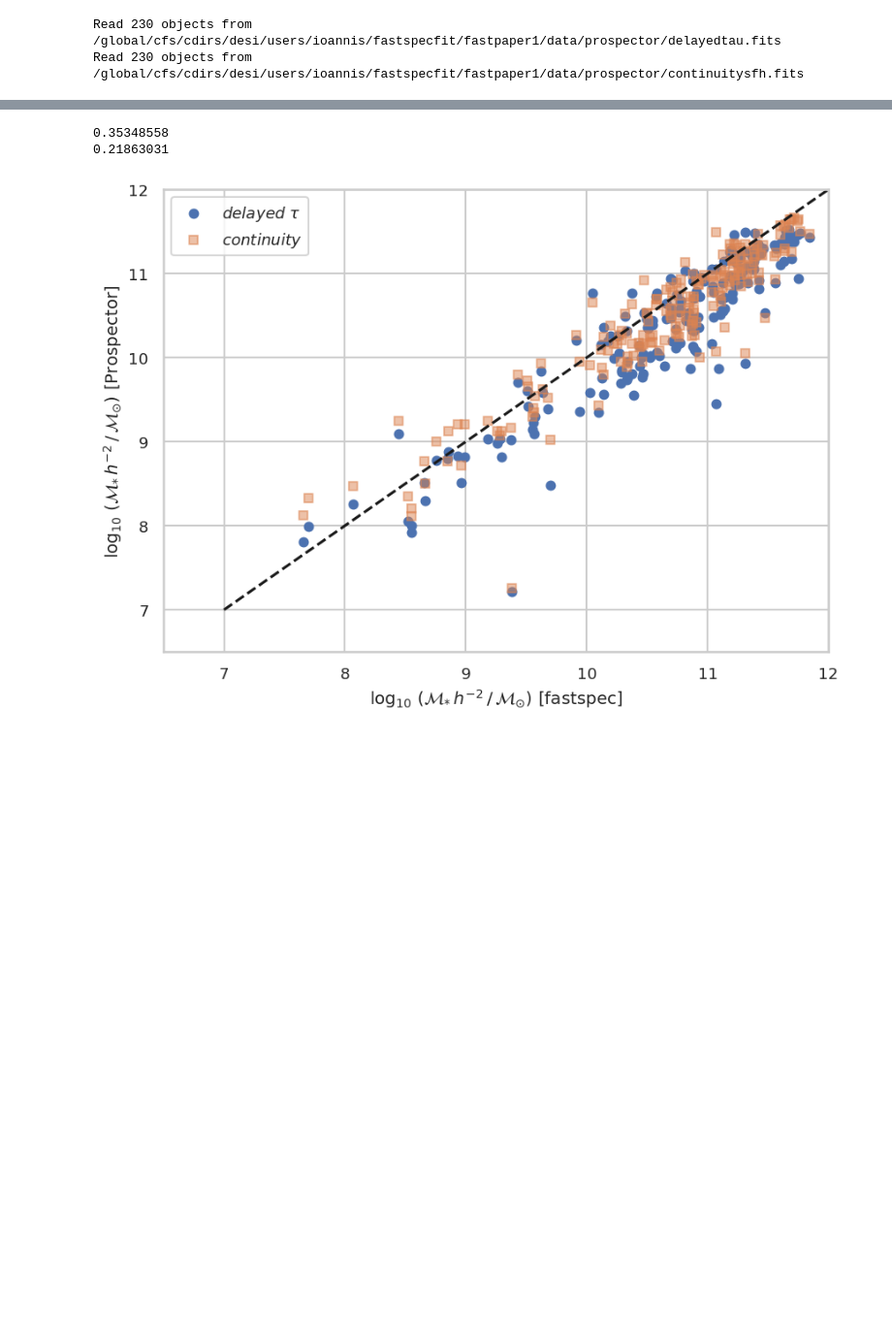
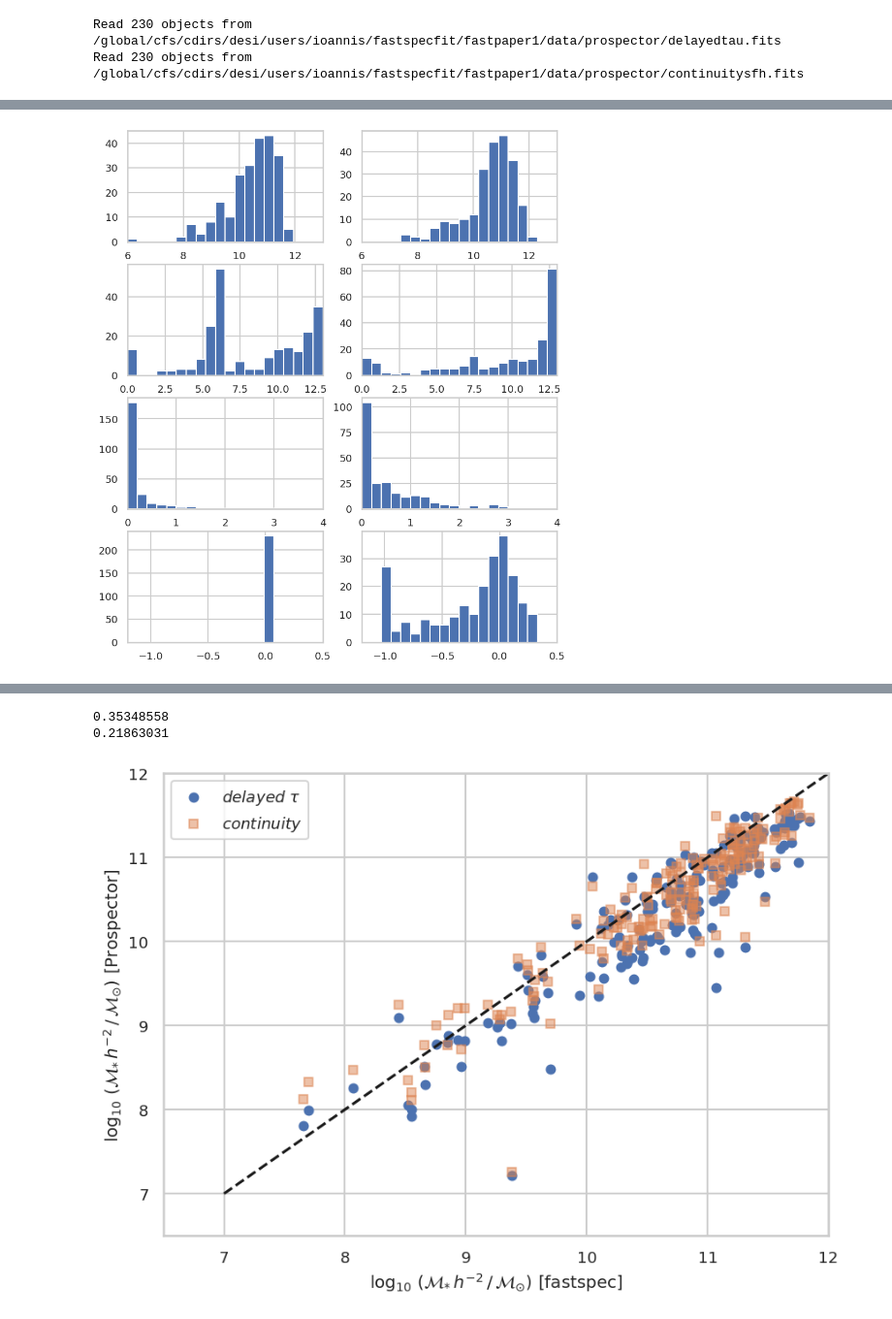
Before and after one commit to moustakas/fastspecfit-projects, a Jupyter notebook: fastpaper1/compare-mstar.ipynb, the cells around one changed output, grey strips where cells are left out. Shown at 97% size. Drawn from its saved outputs; the diff is of its cells as text; code cells hidden in the pictures; blank space fills up the shorter version.

```diff
--- a/fastpaper1/compare-mstar.ipynb
+++ b/fastpaper1/compare-mstar.ipynb
@@ -57,19 +57,19 @@ FastSpecFit and Kcorrect stellar masses are converted to H0=70 km/s/Mpc by addin
 # %% [markdown]
 ### Simple functions to read the various catalogs.
 # %%
-def read_fastspecfit(fastphot=False):
+def read_fastspecfit(fastphot=False, templateversion='1.3.0'):
     if fastphot:
         prefix = 'fastphot'
         fits = 'fits'
         ext = 'FASTPHOT'
     else:
         prefix = 'fastspec'
-        fits = 'fits.gz'
+        fits = 'fits'#.gz'
         ext = 'FASTSPEC'
 
-    cols = ['SURVEY', 'PROGRAM', 'HEALPIX', 'TARGETID', 'Z', 'LOGMSTAR', 'AGE', 'SFR', 'AV', 'ZZSUN', 'DN4000_MODEL']
-    #catfile = '/pscratch/sd/i/ioannis/fastspecfit/1.2.1/fuji/catalogs/fastphot-fuji-sv1-bright.fits'
-    catfile = f'/pscratch/sd/i/ioannis/fastspecfit/1.2.1/fuji/healpix/sv1/bright/70/7020/{prefix}-sv1-bright-7020.{fits}'
+    cols = ['SURVEY', 'PROGRAM', 'HEALPIX', 'TARGETID', 'Z', 'LOGMSTAR', 'AGE', 'SFR', 'AV', 'ZZSUN', 'DN4000_MODEL', 'COEFF']
+    catfile = f'/pscratch/sd/i/ioannis/fastspecfit/{templateversion}/fuji/catalogs/{prefix}-fuji-sv1-bright.{fits}'
+    #catfile = f'/pscratch/sd/i/ioannis/fastspecfit/{templateversion}/fuji/healpix/sv1/bright/70/7020/{prefix}-sv1-bright-7020.{fits}'
 
     fast = Table(fitsio.read(catfile, ext, columns=cols))
     meta = Table(fitsio.read(catfile, 'METADATA'))
@@ -97,5 +134,6 @@ def read_prospector(priors='delayedtau'):
 
     return cat
 # %%
-fastphot = read_fastspecfit(fastphot=True)
+fastphot = read_fastspecfit(fastphot=True, templateversion='1.3.1')
+#fastphot
 # %% [output]
@@ -103,3 +148,4 @@ Read 230 objects from /pscratch/sd/i/ioannis/fastspecfit/1.2.1/fuji/healpix/sv1/
 # %%
-fastspec = read_fastspecfit(fastphot=False)
+fastspec = read_fastspecfit(fastphot=False, templateversion='1.2.1')
+#fastspec
 # %% [output]
@@ -130,0 +172,10 @@ ax.legend(loc='upper left');
+# %%
+fig, ax = plt.subplots(4, 2, figsize=(10, 12))
+for ii, (prop, lim) in enumerate(zip(['LOGMSTAR', 'AGE', 'AV', 'ZZSUN'],
+                                     [[6, 13], [0, 13], [0, 4], [-1.2, 0.5]])):
+    ax[ii, 0].hist(fastphot[prop], range=lim, bins=20);
+    ax[ii, 1].hist(fastspec[prop], range=lim, bins=20);
+    for xx in ax[ii, :]:
+        xx.set_xlim(lim)
+# %% [output]
+[figure, added]
```
Also changed, not shown: parts of 15 cells of this notebook.
